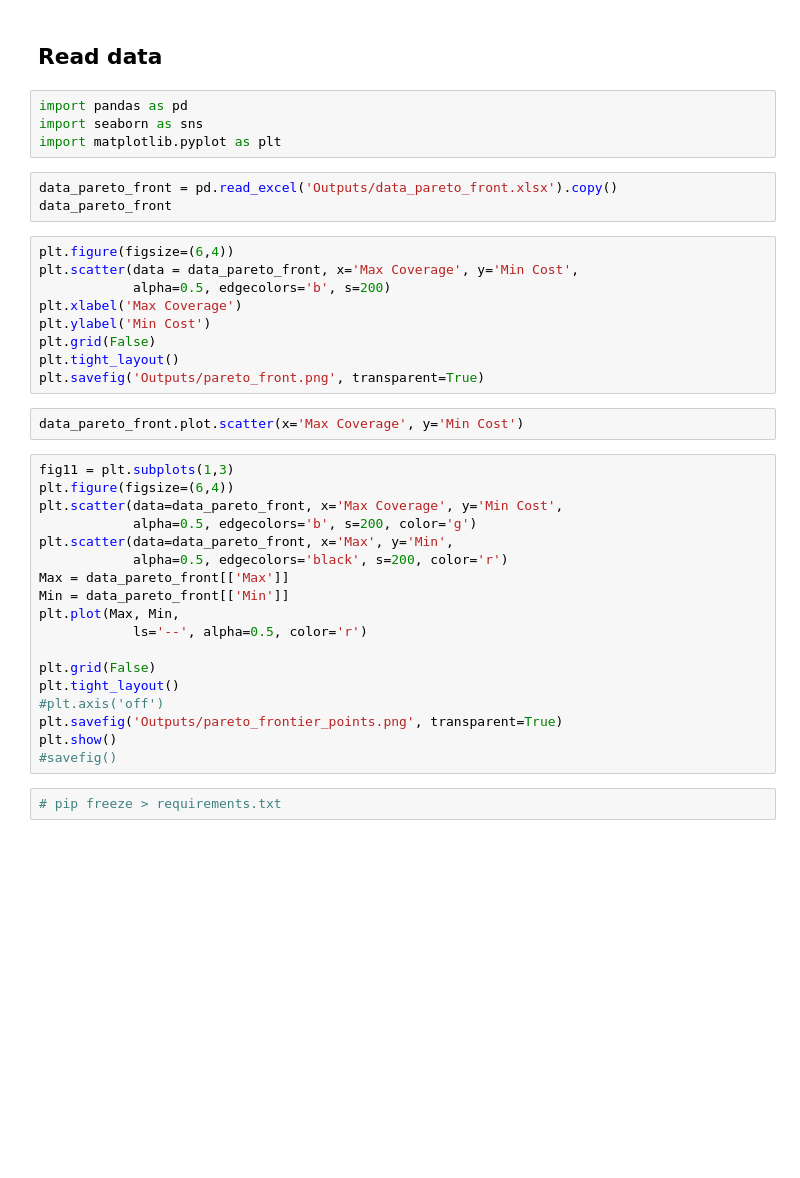
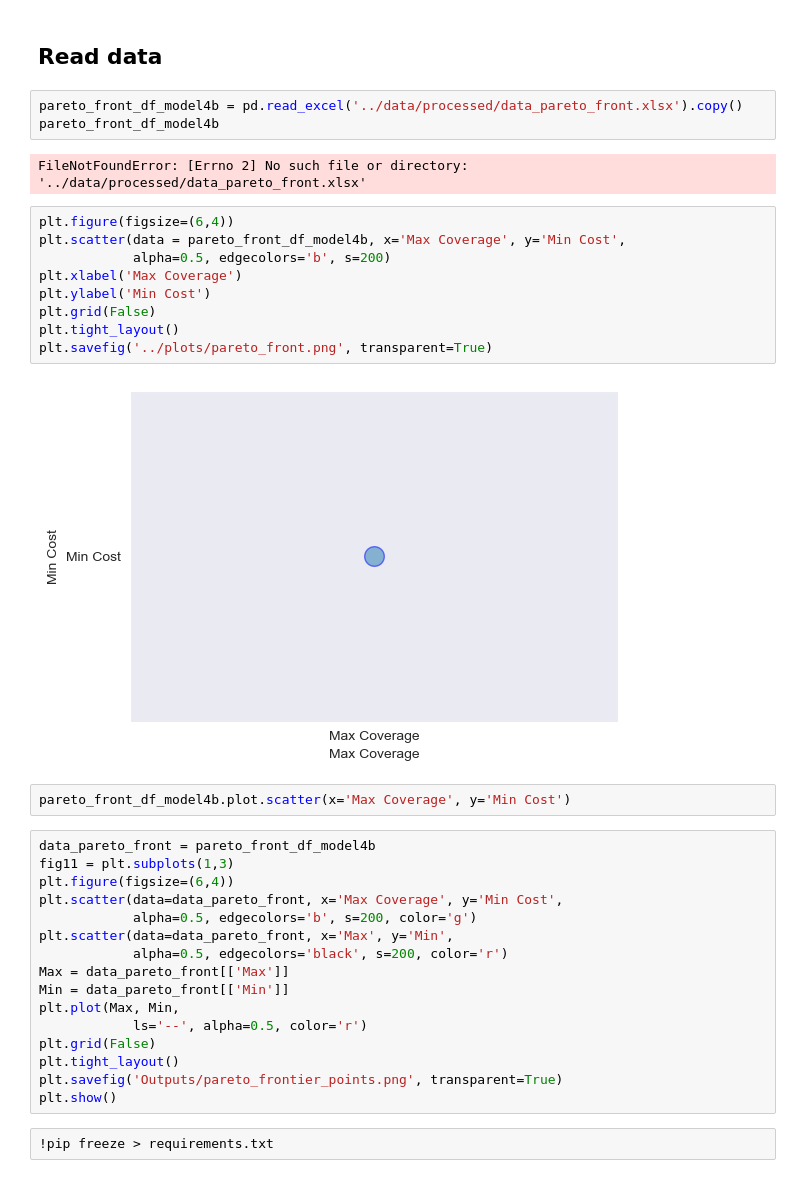
Before and after one commit to tanmoyie/MIP-Python-Lamoscad, a Jupyter notebook: src/3.0-sensitivity-analysis.ipynb, the cells around one changed output. Drawn from its saved outputs; the diff is of its cells as text; blank space fills up the shorter version.

```diff
--- a/src/3.0-sensitivity-analysis.ipynb
+++ b/src/3.0-sensitivity-analysis.ipynb
@@ -649,24 +691,25 @@ pareto_front_df_model4b
 # %% [markdown]
 ## Read data
-# %%
-import pandas as pd
-import seaborn as sns
-import matplotlib.pyplot as plt
 # %%
-data_pareto_front = pd.read_excel('Outputs/data_pareto_front.xlsx').copy()
-data_pareto_front
+pareto_front_df_model4b = pd.read_excel('../data/processed/data_pareto_front.xlsx').copy()
+pareto_front_df_model4b
+# %% [output]
+FileNotFoundError: [Errno 2] No such file or directory: '../data/processed/data_pareto_front.xlsx'
 # %%
 plt.figure(figsize=(6,4))
-plt.scatter(data = data_pareto_front, x='Max Coverage', y='Min Cost',
+plt.scatter(data = pareto_front_df_model4b, x='Max Coverage', y='Min Cost',
             alpha=0.5, edgecolors='b', s=200)
 plt.xlabel('Max Coverage')
 plt.ylabel('Min Cost')
 plt.grid(False)
 plt.tight_layout()
-plt.savefig('Outputs/pareto_front.png', transparent=True)
+plt.savefig('../plots/pareto_front.png', transparent=True)
+# %% [output]
+[figure, added]
 # %%
-data_pareto_front.plot.scatter(x='Max Coverage', y='Min Cost')
+pareto_front_df_model4b.plot.scatter(x='Max Coverage', y='Min Cost')
 # %%
+data_pareto_front = pareto_front_df_model4b
 fig11 = plt.subplots(1,3)
 plt.figure(figsize=(6,4))
 plt.scatter(data=data_pareto_front, x='Max Coverage', y='Min Cost',
@@ -677,12 +720,9 @@ Max = data_pareto_front[['Max']]
 Min = data_pareto_front[['Min']]
 plt.plot(Max, Min,
             ls='--', alpha=0.5, color='r')
-
 plt.grid(False)
 plt.tight_layout()
-#plt.axis('off')
 plt.savefig('Outputs/pareto_frontier_points.png', transparent=True)
 plt.show()
-#savefig()
 # %%
-# pip freeze > requirements.txt
+!pip freeze > requirements.txt
```
Also changed, not shown: parts of 49 cells of this notebook, 37 other files.
